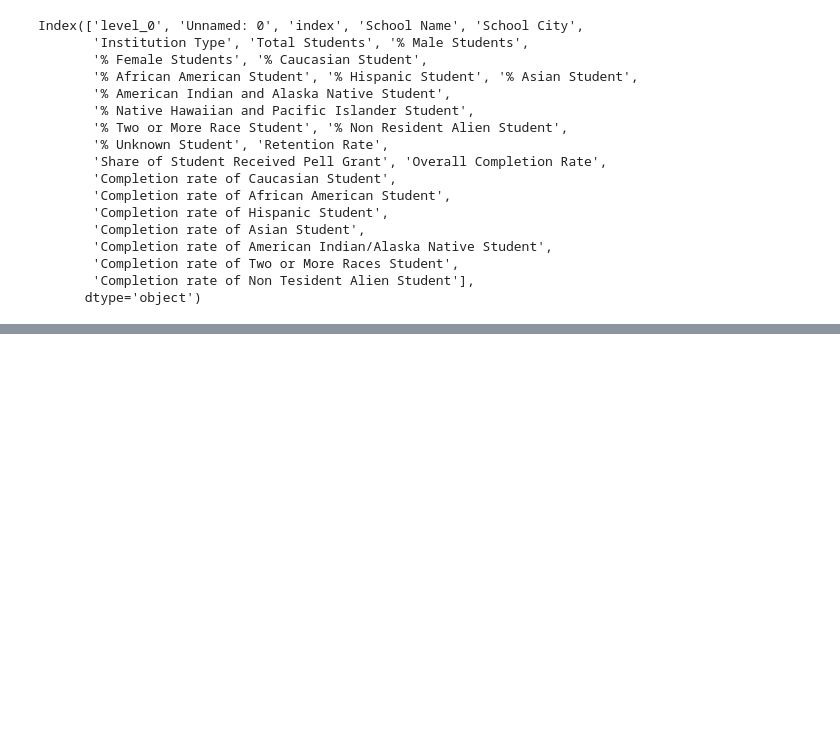
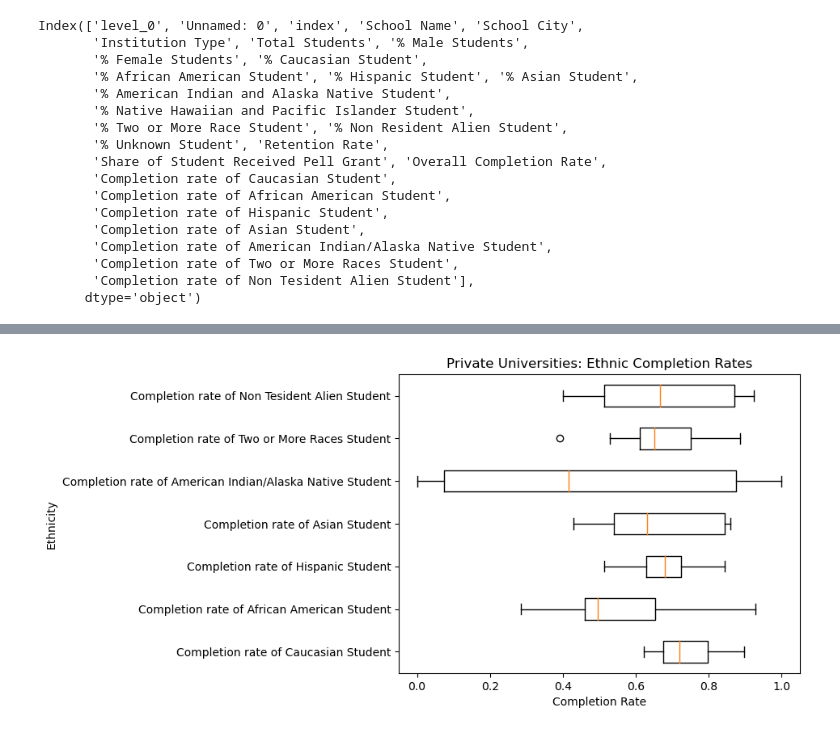
Before and after one commit to loriandler/Group1-Project1, a Jupyter notebook: private-analysis.ipynb, the cells around one changed output, grey strips where cells are left out. Drawn from its saved outputs; the diff is of its cells as text; code cells hidden in the pictures; blank space fills up the shorter version.

```diff
--- a/private-analysis.ipynb
+++ b/private-analysis.ipynb
@@ -96 +78,12 @@ dtype: float64
+# %%
+
+plt.boxplot(ethnic_completion_rates.values, labels=ethnic_completion_rates.columns, vert=False)
+# values get values while columns get name
+#overall box plot shows the vales of the compleation rates of the ethnicities - not using the overall average of the groups
+plt.xlabel('Completion Rate')
+plt.ylabel('Ethnicity')
+plt.title('Private Universities: Ethnic Completion Rates')
+plt.show()
+# %% [output]
+[figure, added]
 # %%
```
Also changed, not shown: parts of 5 cells of this notebook.
